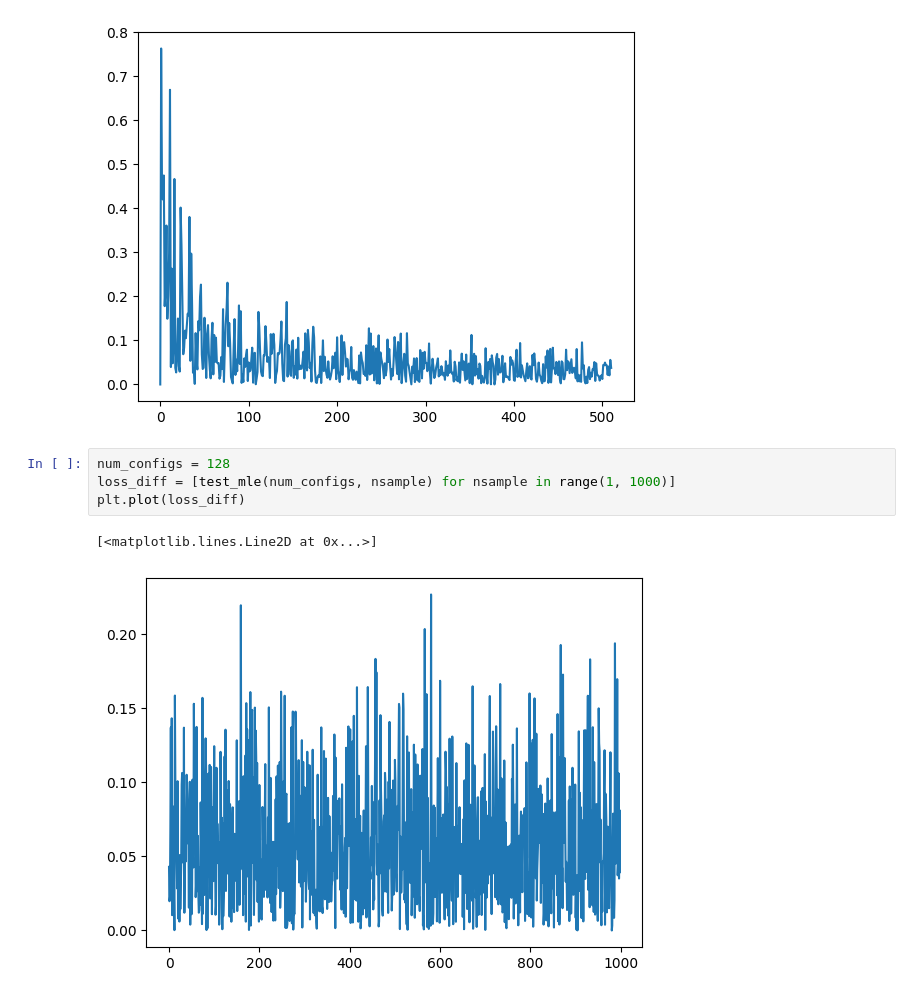
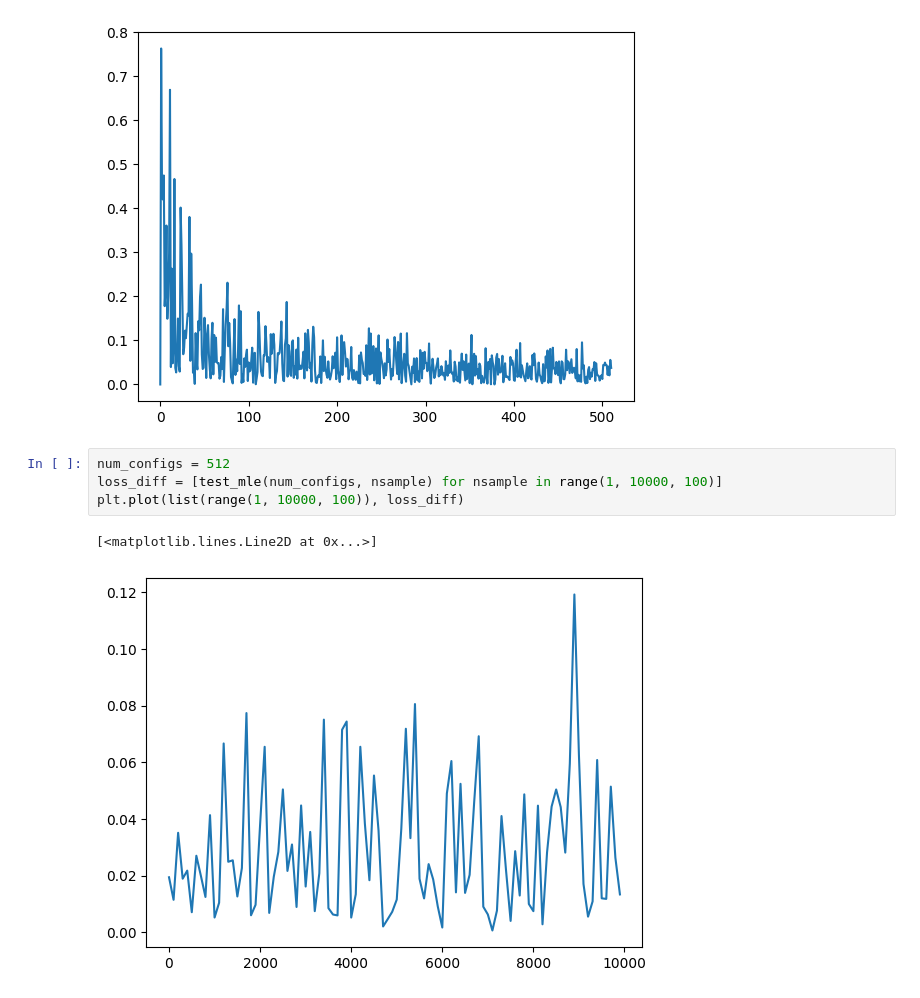
Before and after one commit to edenni/gfos, a Jupyter notebook: notebooks/draft/test_mle.ipynb, the cells around one changed output. Saved outputs shown, nothing was run; the diff lists cells and outputs as text.

Commit message:
test mle

```diff
--- a/notebooks/draft/test_mle.ipynb
+++ b/notebooks/draft/test_mle.ipynb
@@ -35,9 +35,9 @@ plt.plot(loss_diff)
 [<matplotlib.lines.Line2D at 0x...>]
 [figure]
 # %%
-num_configs = 128
-loss_diff = [test_mle(num_configs, nsample) for nsample in range(1, 1000)]
-plt.plot(loss_diff)
+num_configs = 512
+loss_diff = [test_mle(num_configs, nsample) for nsample in range(1, 10000, 100)]
+plt.plot(list(range(1, 10000, 100)), loss_diff)
 # %% [output]
 [<matplotlib.lines.Line2D at 0x...>]
-[figure, old version]
+[figure, new version]
```
Also changed, not shown: 3 other files.
